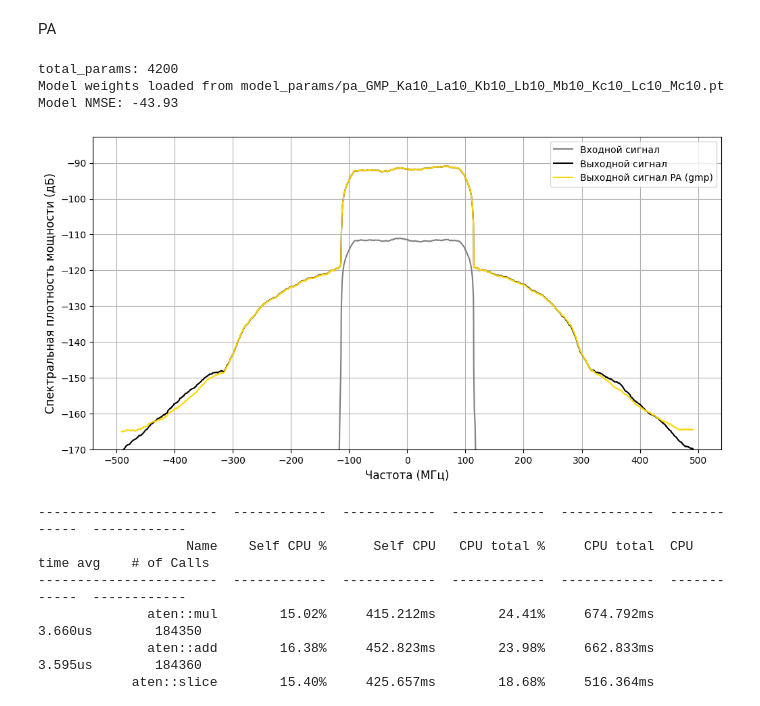
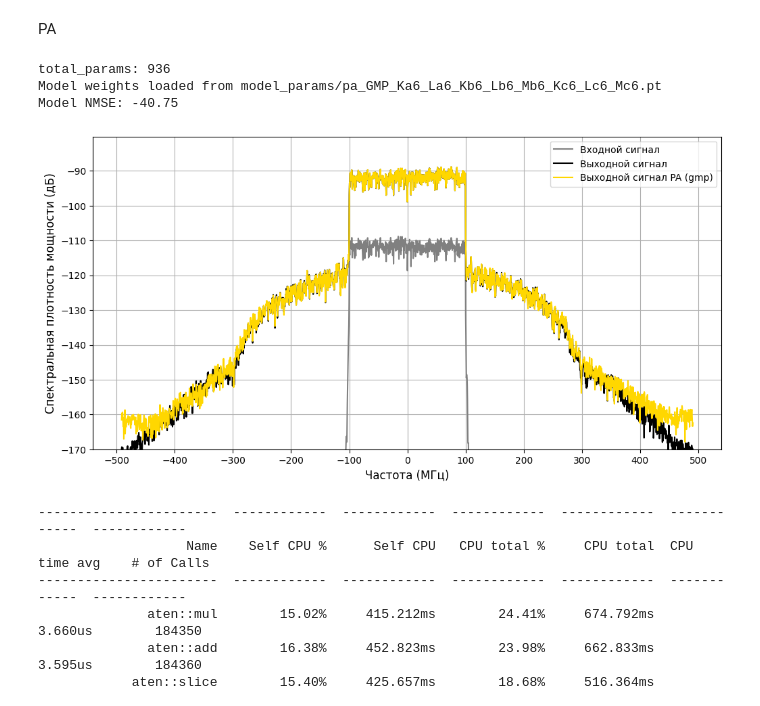
Before and after one commit to pasmornov-m/DPD_Research, a Jupyter notebook: dev_nn_transformer.ipynb, the cells around one changed output. Drawn from its saved outputs; the diff is of its cells as text; code cells hidden in the pictures.

```diff
--- a/dev_nn_transformer.ipynb
+++ b/dev_nn_transformer.ipynb
@@ -15,8 +15,8 @@ from models.rtdtnn import RTDTNN
 # %% [markdown]
 Load data from files and init acpr meter
 # %%
-M = 10
-P = 10
+M = 6
+P = 6
 
 container = data_loader.DataContainer()
 container.load_data(file_path="datasets/Custom_dataset")
@@ -105,7 +105,7 @@ PA
 
 criterion_pa = metrics.compute_nmse
 
-pa_degree = 10
+pa_degree = 6
 pa_config = params.make_gmp_params(
     Ka=pa_degree,
     La=pa_degree,
@@ -142,44 +142,44 @@ y_val_pa_gmp = learning.net_inference(net=pa_model, x=container.val_input)
 pa_nmse_gmp = metrics.compute_nmse(y_val_pa_gmp, container.val_output)
 print(f"Model NMSE: {pa_nmse_gmp:.2f}")
 # %% [output]
-total_params: 4200
-Model weights loaded from model_params/pa_GMP_Ka10_La10_Kb10_Lb10_Mb10_Kc10_Lc10_Mc10.pt
-Model NMSE: -43.93
+total_params: 936
+Model weights loaded from model_params/pa_GMP_Ka6_La6_Kb6_Lb6_Mb6_Kc6_Lc6_Mc6.pt
+Model NMSE: -40.75
 # %%
-window_size = 60
+window_size = 0
 
 freqs, spectrum_x_val = metrics.power_spectrum(container.val_input, container.input_signal_fs, container.nperseg, window_size)
 _, spectrum_y_val = metrics.power_spectrum(container.val_output, container.input_signal_fs, container.nperseg, window_size)
 _, spectrum_pa_gmp = metrics.power_spectrum(y_val_pa_gmp, container.input_signal_fs, container.nperseg, window_size)
 # _, spectrum_pa_base = metrics.power_spectrum(y_val_pa_base, container.input_signal_fs, container.nperseg, window_size)
 # _, spectrum_pa_alibi = metrics.power_spectrum(y_val_pa_alibi, container.input_signal_fs, container.nperseg, window_size)
 # _, spectrum_pa_relative = metrics.power_spectrum(y_val_pa_relative, container.input_signal_fs, container.nperseg, window_size)
 
 
 xlabel="Частота (МГц)"
 ylabel= "Спектральная плотность мощности (дБ)"
 fontsize = 12
 figsize=(12, 6)
 
 plt.figure(figsize=figsize)
 
 plt.plot(freqs / 1e6, spectrum_x_val, color='grey', label='Входной сигнал')
 plt.plot(freqs / 1e6, spectrum_y_val, color='black', label='Выходной сигнал')
 plt.plot(freqs / 1e6, spectrum_pa_gmp, color='gold', label='Выходной сигнал PA (gmp)')
 # plt.plot(freqs / 1e6, spectrum_pa_base, color='purple', label='Выходной сигнал PA (base)')
 # plt.plot(freqs / 1e6, spectrum_pa_alibi, color='orange', label='Выходной сигнал PA (alibi)')
 # plt.plot(freqs / 1e6, spectrum_pa_relative, color='coral', label='Выходной сигнал PA (relative)')
 
 
 plt.xlabel(xlabel, fontsize=fontsize)
 plt.ylabel(ylabel, fontsize=fontsize)
 plt.ylim(bottom=-170)
 plt.xticks(np.arange(-500, 600, 100))
 plt.legend()
 plt.grid()
 plt.show()
 # %% [output]
-[figure, old version]
+[figure, new version]
 # %%
 # with torch.autograd.profiler.profile(use_cuda=False) as prof:
 #     with torch.no_grad():
```
Also changed, not shown: parts of 4 cells of this notebook, 35 other files.
